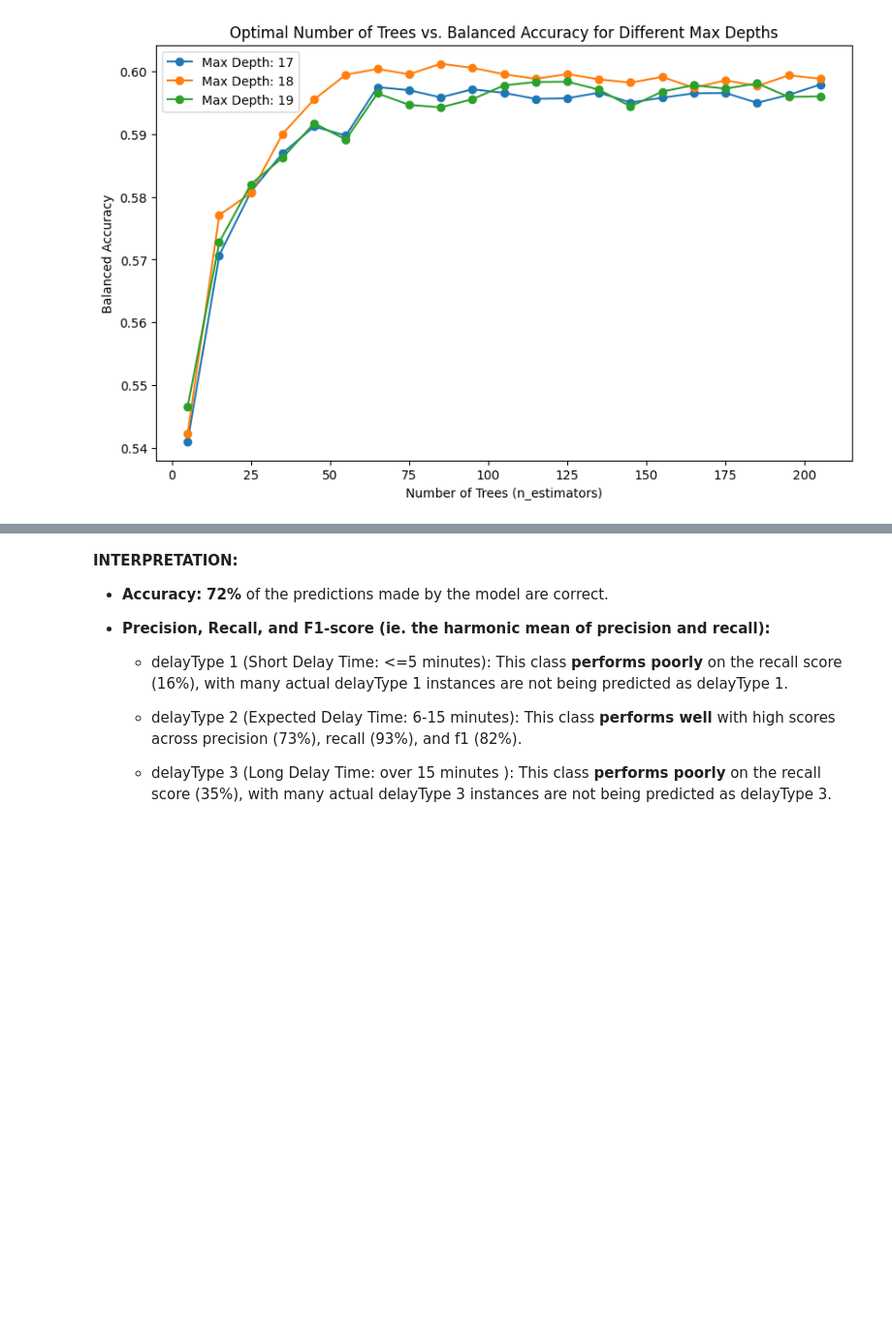
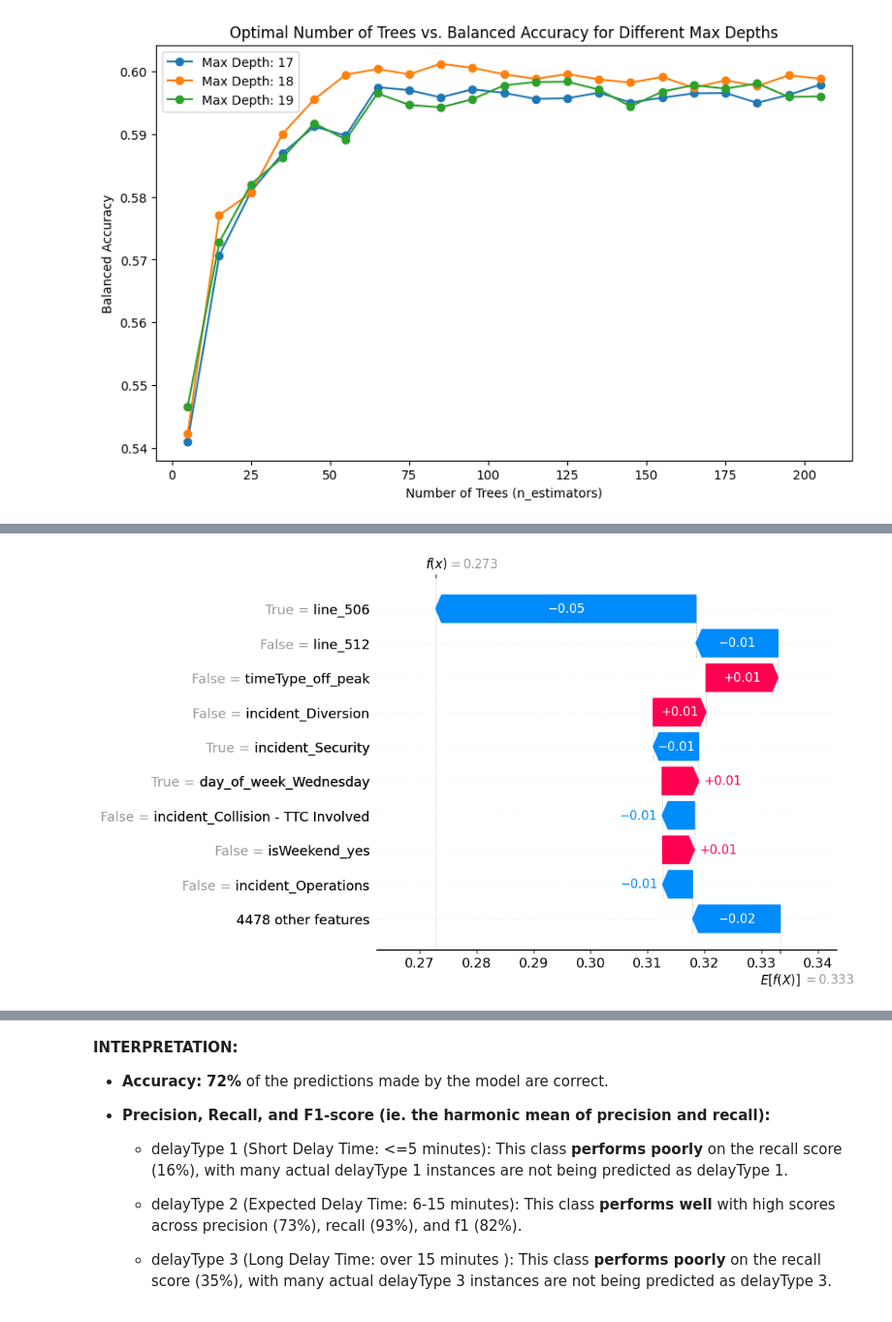
Before and after one commit to lee-data/TTC-streetcar-delay, a Jupyter notebook: src/New working file - Ly - 13Nov.ipynb, the cells around one changed output, grey strips where cells are left out. Shown at 97% size. Saved outputs shown, nothing was run; the diff lists cells and outputs as text; code cells hidden in the pictures; blank space fills up the shorter version.

```diff
--- a/src/New working file - Ly - 13Nov.ipynb
+++ b/src/New working file - Ly - 13Nov.ipynb
@@ -600,0 +653,11 @@ plt.show()
+# %%
+# Sample index for demonstration
+sample_index = 1
+
+# Waterfall plot for delayType = 1
+shap.waterfall_plot(shap.Explanation(values=shap_values_class1[sample_index],
+                                     base_values=explainer.expected_value[0],
+                                     data=X_test.iloc[sample_index],
+                                     feature_names=X_test.columns))
+# %% [output]
+[figure, added]
```
Also changed, not shown: parts of 18 cells of this notebook, 2 other files.
